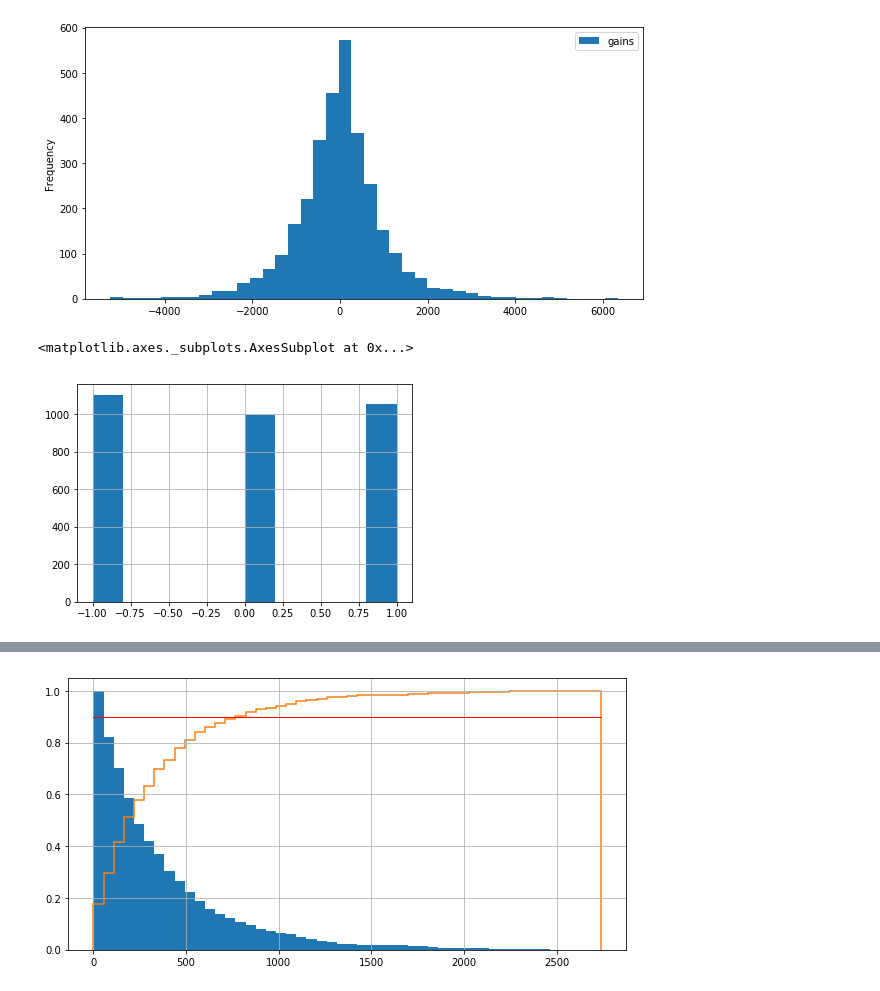
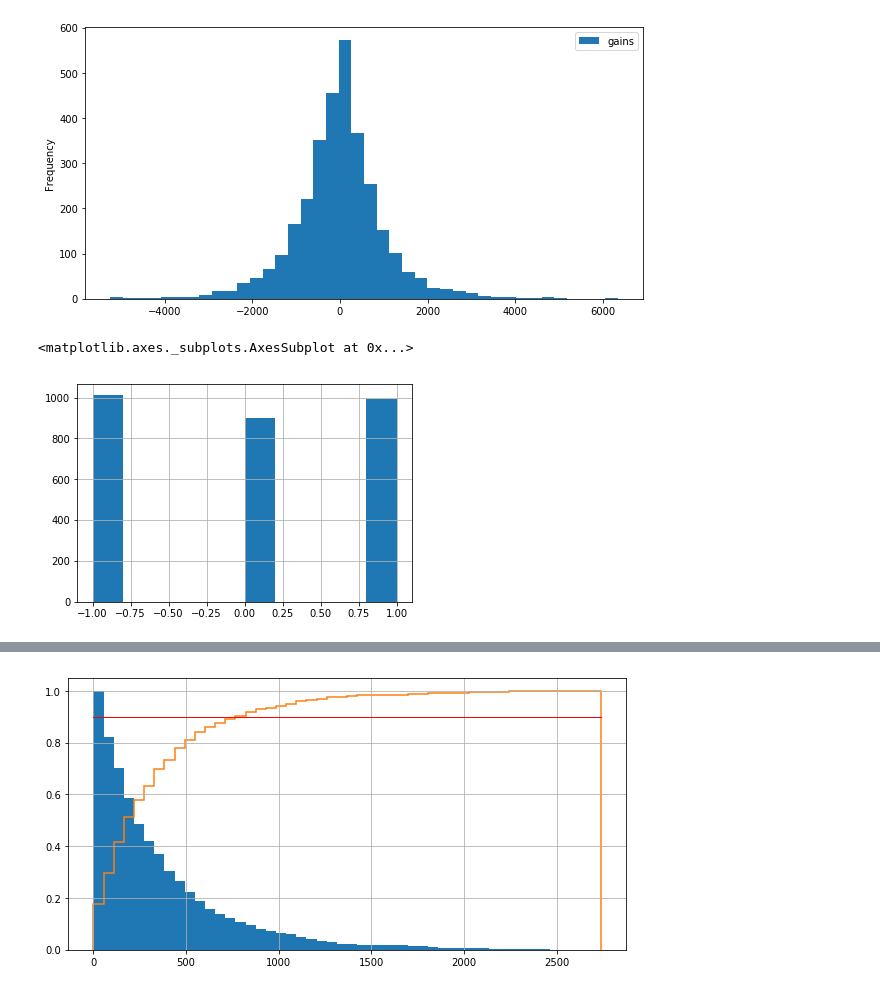
Before and after one commit to IzidoroBaltazar/MachineLearningEngineer, a Jupyter notebook: capstone_project/trading_project.ipynb, the cells around one changed output, grey strips where cells are left out. Cells and saved outputs as stored; diff of their text form; code cells hidden in the pictures.

```diff
--- a/capstone_project/trading_project.ipynb
+++ b/capstone_project/trading_project.ipynb
@@ -104,8 +119,8 @@ def get_wr(df, n_days):
 # %%
-def calculate_target(row):
-    global fee, delta, stop_loss, treshold
+def calculate_target(row, threshold):
+    global fee, delta, stop_loss
     volatility = (row['Settle']-row['Open'])*delta
-    if abs(volatility) > fee + treshold:
+    if abs(volatility) > fee + threshold:
         if volatility > 0:
             return 1
         else:
@@ -115,11 +130,11 @@ def calculate_target(row):
     return df
 
 
-def create_trade_outcomes(df, contracts, treshold):
+def create_trade_outcomes(df, contracts, threshold):
     ans_df = pd.DataFrame([])
     ans_df['gains'] = (df['Settle'] - df['Open'])*0.95*contracts
     ans_df = pd.concat([ans_df, df[['Open', 'High', 'Low', 'Settle']]*contracts], axis=1)
-    ans_df['target'] = ans_df.apply(calculate_target, axis=1)
+    ans_df['target'] = ans_df.apply(lambda x: calculate_target(x, threshold), axis=1)
     print(ans_df.head(5))
     return ans_df.shift(-1)
 # %%
@@ -346,10 +355,10 @@ sns.distplot(sr, bins=100, ax=ax)
 # %%
 # coffee contract size is 37,500 pounds price is in cents per pound
 contracts = 375
-treshold = 275
-coffee_gains = create_trade_outcomes(coffee, contracts, treshold)
+threshold = 275
+coffee_gains = create_trade_outcomes(coffee, contracts, threshold)
 coffee_gains = stop_loss_gen(coffee_gains)
-coffee_gains.head(5)
+coffee_gains_train = coffee_gains.loc[coffee_gains.index < '2018-1-1']
 # %% [output]
             gains      Open     High      Low    Settle  target
 Date
@@ -385,7 +394,7 @@ coffee_gains[['gains']].plot.hist(bins=40, figsize=(10, 5))
 # %%
 get_wr(coffee, 14)
 coffee = pd.concat([coffee, coffee_gains[['target']]], axis=1)
-coffee.target.hist()
+coffee.loc[coffee.index < '2018-1-1'].target.hist()
 # %% [output]
 <matplotlib.axes._subplots.AxesSubplot at 0x...>
-[figure, old version]
+[figure, new version]
```
Also changed, not shown: parts of 25 cells of this notebook.
